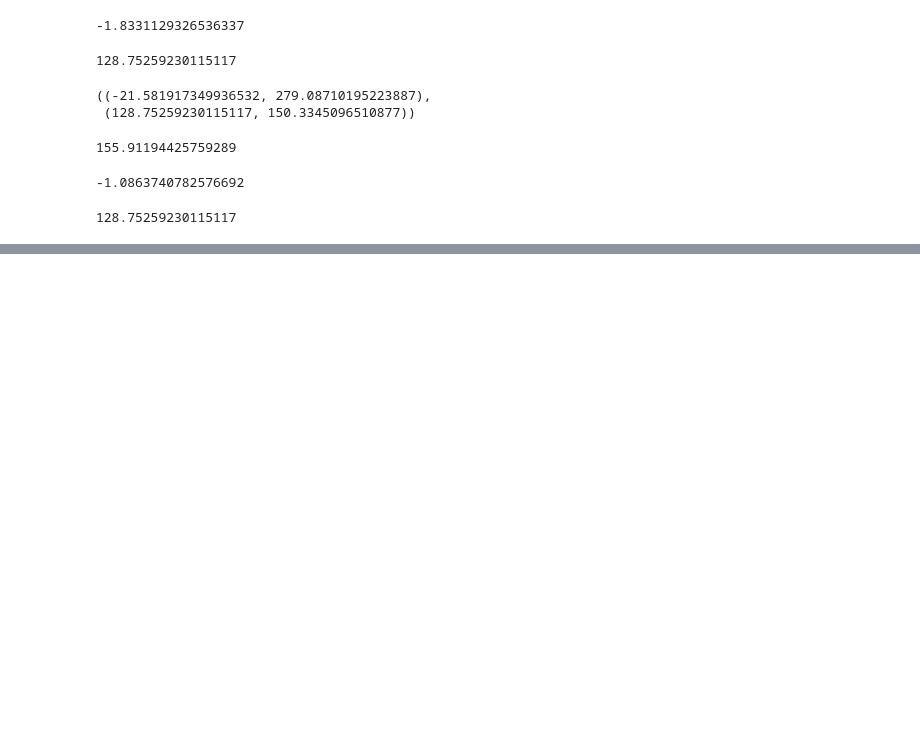
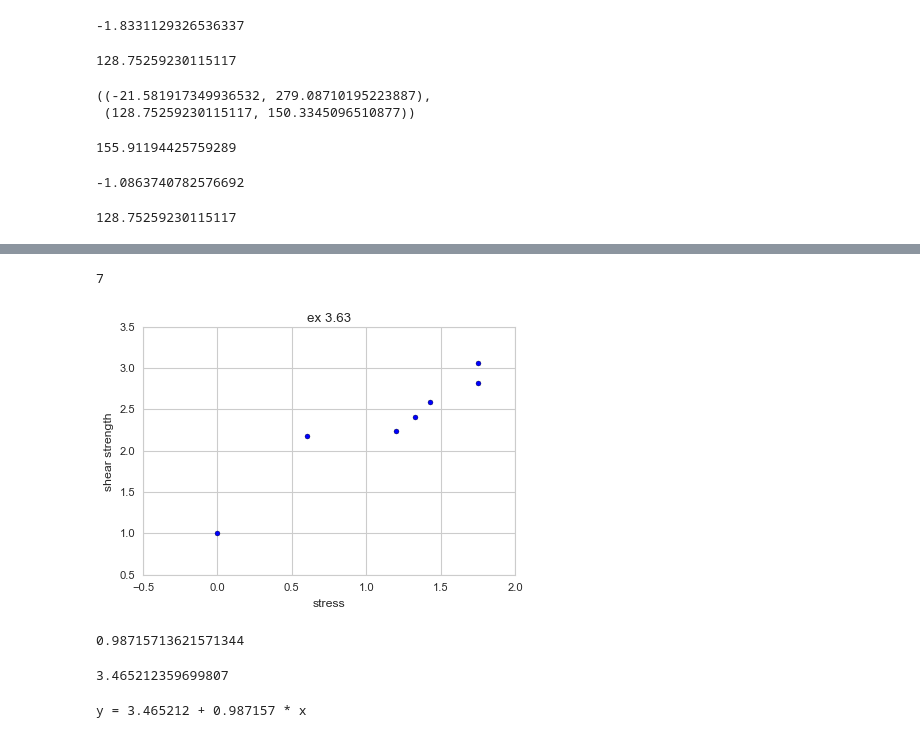
Before and after one commit to rickhaffey/stats-rams, a Jupyter notebook: exercises/Chapter 03 - Exercises.ipynb, the cells around one changed output, grey strips where cells are left out. Cells and saved outputs as stored; diff of their text form; code cells hidden in the pictures; blank space fills up the shorter version.

```diff
--- a/exercises/Chapter 03 - Exercises.ipynb
+++ b/exercises/Chapter 03 - Exercises.ipynb
@@ -897,0 +1015,4 @@ b0 + b1 * 25
+# %%
+#!head ../data/ch03/stress.dat
+stress = pd.read_fwf("../data/ch03/stress.dat", colspecs="infer", names=["shear_strength", "stress"])
+stress
@@ -897,0 +1028,29 @@ b0 + b1 * 25
+# %%
+n = len(stress)
+n
+# %% [output]
+7
+# %%
+plt.scatter(stress.stress, stress.shear_strength)
+
+plt.xlabel("stress")
+plt.ylabel("shear strength")
+plt.title("ex 3.63");
+# %% [output]
+[figure, added]
+# %%
+SSxy = stress.cov()['stress']['shear_strength'] * (n - 1)
+SSxx = stress.stress.var() * (n - 1)
+beta1 = SSxy / SSxx
+beta1
+# %% [output]
+0.98715713621571344
+# %%
+beta0 = stress.shear_strength.mean() + beta1 * stress.stress.mean()
+beta0
+# %% [output]
+3.465212359699807
+# %%
+print("y = %f + %f * x" % (beta0, beta1))
+# %% [output]
+y = 3.465212 + 0.987157 * x
```
Also changed, not shown: parts of 58 cells of this notebook.
